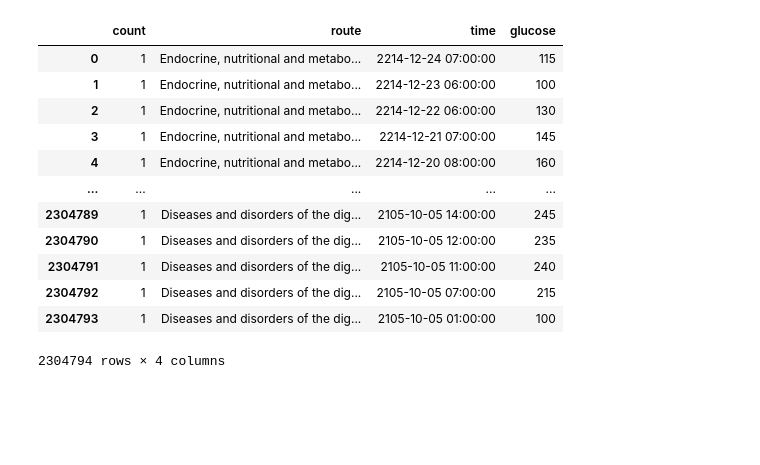
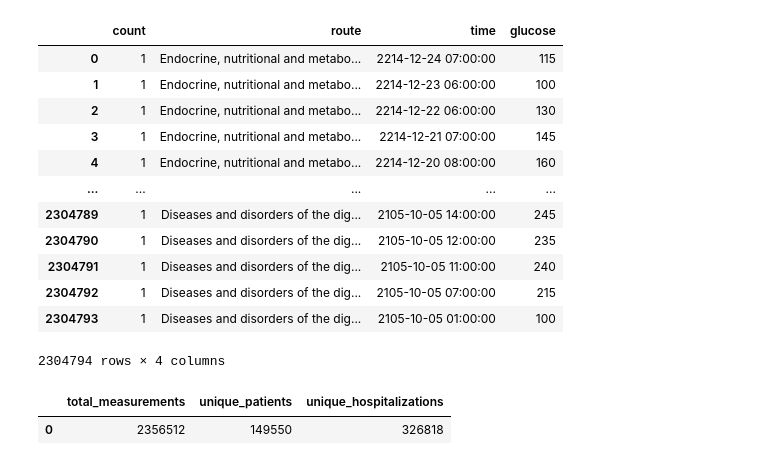
Before and after one commit to jaanli/mimic-iv-visualization, a Jupyter notebook: notebooks/241009-visualizing-glucose-by-major-diagnostic-category.ipynb, the cells around one changed output. Drawn from its saved outputs; the diff is of its cells as text; code cells hidden in the pictures; blank space fills up the shorter version.

```diff
--- a/notebooks/241009-visualizing-glucose-by-major-diagnostic-category.ipynb
+++ b/notebooks/241009-visualizing-glucose-by-major-diagnostic-category.ipynb
@@ -555,3 +555,65 @@ ORDER BY
 | 2304792 | 1 | Diseases and disorders of the dig... | 2105-10-05 07:00:00 | 215 |
 | 2304793 | 1 | Diseases and disorders of the dig... | 2105-10-05 01:00:00 | 100 |
 2304794 rows × 4 columns
+# %%
+%%sql
+
+WITH glucose_measurements AS (
+    SELECT
+        l.subject_id,
+        l.hadm_id,
+        l.valuenum AS glucose_value,
+        l.charttime AS measurement_time
+    FROM
+        read_parquet('~/data/physionet.org/processed/mimiciv/hosp/labevents.parquet') l
+    JOIN
+        read_parquet('~/data/physionet.org/processed/mimiciv/hosp/d_labitems.parquet') d
+    ON
+        l.itemid = d.itemid
+    WHERE
+        d.label = 'Glucose'
+        AND l.valuenum IS NOT NULL
+),
+drgcodes AS (
+    SELECT
+        subject_id,
+        hadm_id,
+        drg_type,
+        drg_code
+    FROM
+        read_parquet('~/data/physionet.org/processed/mimiciv/hosp/drgcodes.parquet')
+    WHERE
+        drg_type = 'HCFA'
+),
+ms_drg_to_mdc AS (
+    SELECT
+        ms_drg,
+        mdc
+    FROM
+        read_parquet('~/data/physionet.org/processed/mimiciv/hosp/ms_drg_to_mdc.parquet')
+),
+mdc_data AS (
+    SELECT
+        g.subject_id,
+        g.hadm_id,
+        g.glucose_value,
+        g.measurement_time,
+        m.mdc
+    FROM
+        glucose_measurements g
+    JOIN
+        drgcodes d ON g.subject_id = d.subject_id AND g.hadm_id = d.hadm_id
+    LEFT JOIN
+        ms_drg_to_mdc m ON CAST(d.drg_code AS INTEGER) = m.ms_drg
+)
+SELECT
+    COUNT(*) AS total_measurements,
+    COUNT(DISTINCT subject_id) AS unique_patients,
+    COUNT(DISTINCT hadm_id) AS unique_hospitalizations
+FROM
+    mdc_data
+WHERE
+    mdc IS NOT NULL
+# %% [output]
+|  | total_measurements | unique_patients | unique_hospitalizations |
+| 0 | 2356512 | 149550 | 326818 |
```
